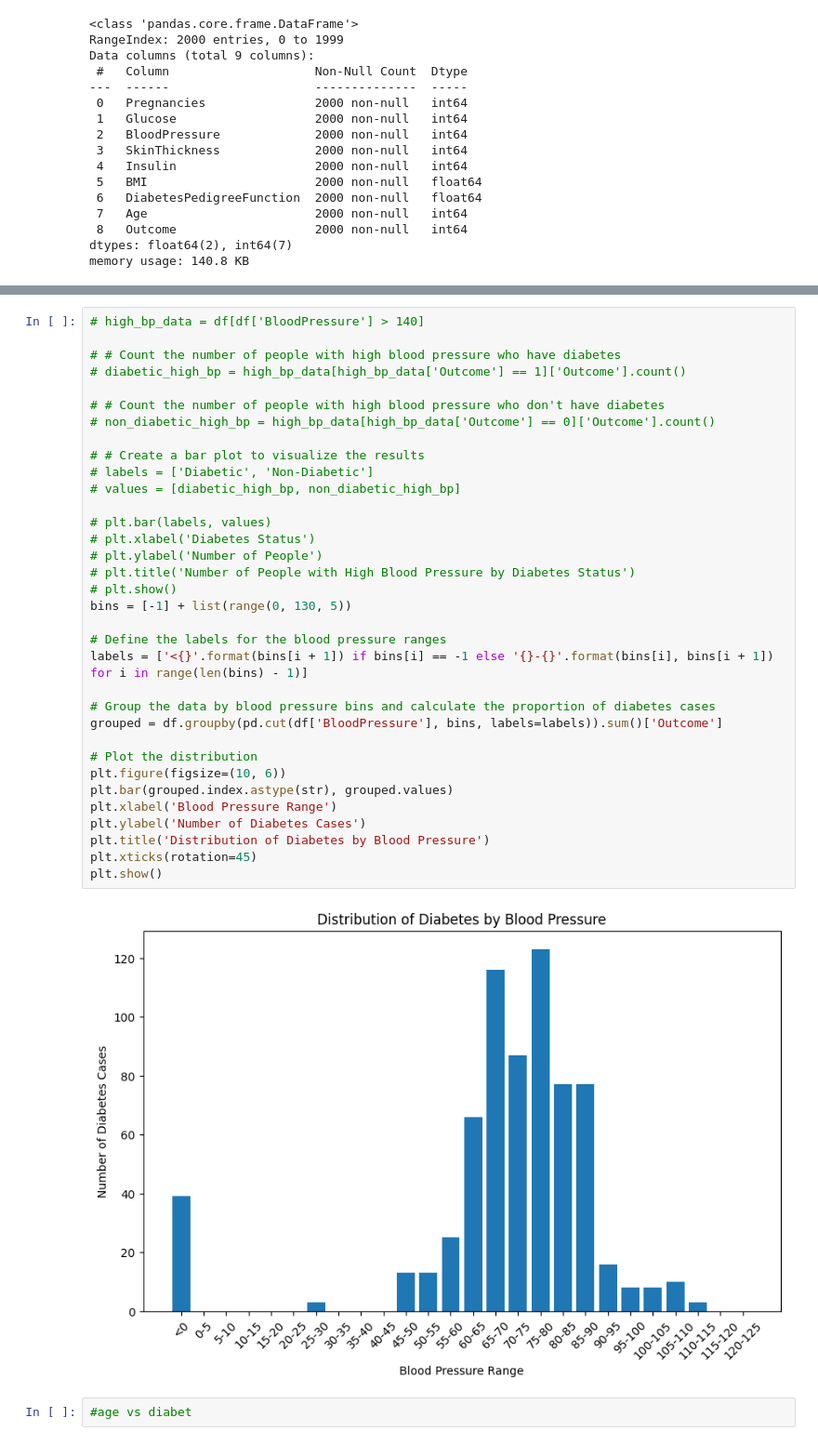
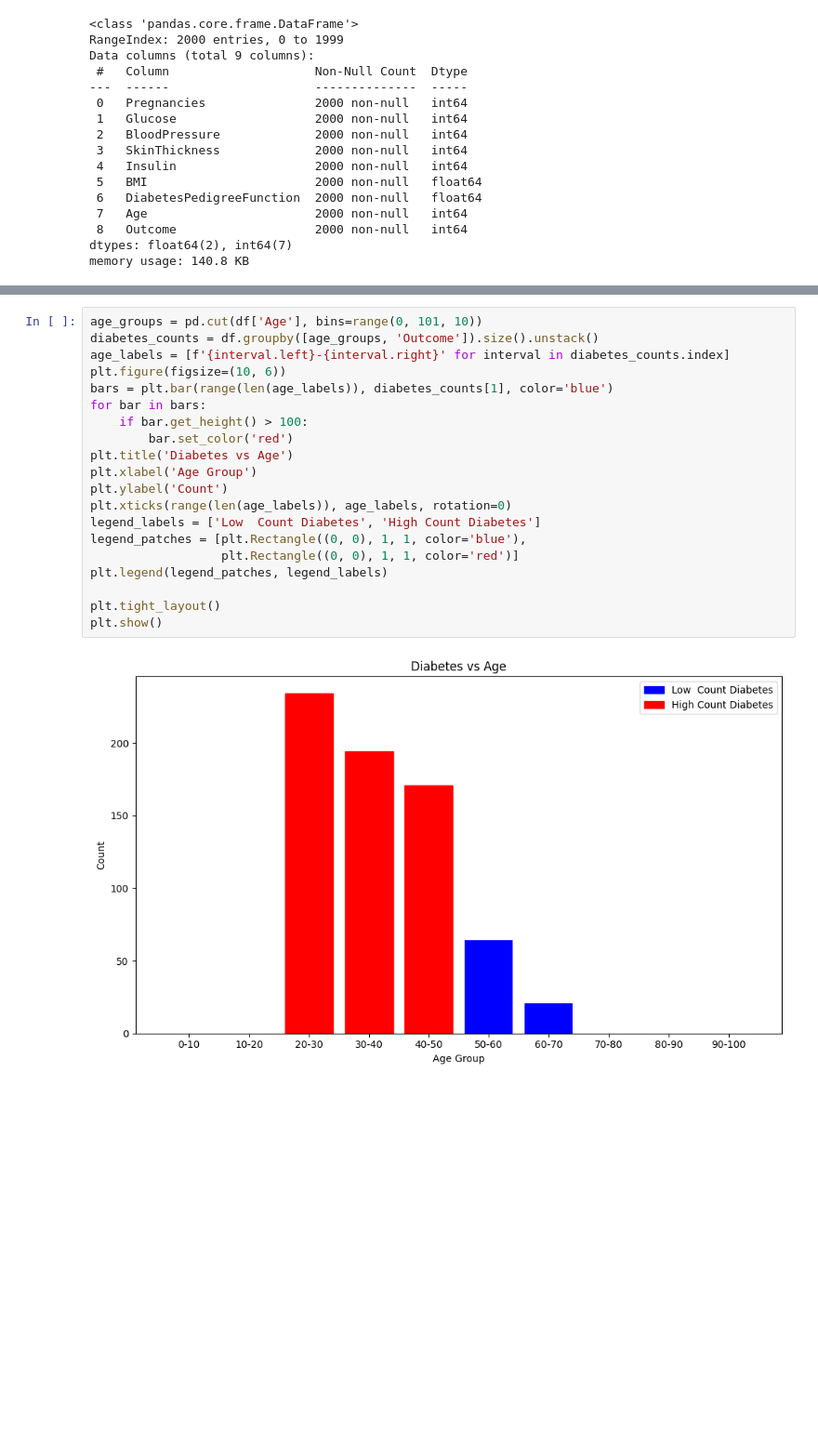
Before and after one commit to samarthagali/Diabetes-Predictor, a Jupyter notebook: notebook/DataVisualizer.ipynb, the cells around one changed output, grey strips where cells are left out. Shown at 93% size. Drawn from its saved outputs; the diff is of its cells as text; blank space fills up the shorter version.

```diff
--- a/notebook/DataVisualizer.ipynb
+++ b/notebook/DataVisualizer.ipynb
@@ -46,38 +43,22 @@ warnings.filterwarnings('ignore')
-# %%
-# high_bp_data = df[df['BloodPressure'] > 140]
-
-# # Count the number of people with high blood pressure who have diabetes
-# diabetic_high_bp = high_bp_data[high_bp_data['Outcome'] == 1]['Outcome'].count()
-
-# # Count the number of people with high blood pressure who don't have diabetes
-# non_diabetic_high_bp = high_bp_data[high_bp_data['Outcome'] == 0]['Outcome'].count()
-
-# # Create a bar plot to visualize the results
-# labels = ['Diabetic', 'Non-Diabetic']
-# values = [diabetic_high_bp, non_diabetic_high_bp]
-
-# plt.bar(labels, values)
-# plt.xlabel('Diabetes Status')
-# plt.ylabel('Number of People')
-# plt.title('Number of People with High Blood Pressure by Diabetes Status')
-# plt.show()
-bins = [-1] + list(range(0, 130, 5))
-
-# Define the labels for the blood pressure ranges
-labels = ['<{}'.format(bins[i + 1]) if bins[i] == -1 else '{}-{}'.format(bins[i], bins[i + 1]) for i in range(len(bins) - 1)]
-
-# Group the data by blood pressure bins and calculate the proportion of diabetes cases
-grouped = df.groupby(pd.cut(df['BloodPressure'], bins, labels=labels)).sum()['Outcome']
-
-# Plot the distribution
-plt.figure(figsize=(10, 6))
-plt.bar(grouped.index.astype(str), grouped.values)
-plt.xlabel('Blood Pressure Range')
-plt.ylabel('Number of Diabetes Cases')
-plt.title('Distribution of Diabetes by Blood Pressure')
-plt.xticks(rotation=45)
-plt.show()
-# %% [output]
-[figure, removed]
-# %%
-#age vs diabet
+# %%
+age_groups = pd.cut(df['Age'], bins=range(0, 101, 10))
+diabetes_counts = df.groupby([age_groups, 'Outcome']).size().unstack()
+age_labels = [f'{interval.left}-{interval.right}' for interval in diabetes_counts.index]
+plt.figure(figsize=(10, 6))
+bars = plt.bar(range(len(age_labels)), diabetes_counts[1], color='blue')
+for bar in bars:
+    if bar.get_height() > 100:
+        bar.set_color('red')
+plt.title('Diabetes vs Age')
+plt.xlabel('Age Group')
+plt.ylabel('Count')
+plt.xticks(range(len(age_labels)), age_labels, rotation=0)
+legend_labels = ['Low  Count Diabetes', 'High Count Diabetes']
+legend_patches = [plt.Rectangle((0, 0), 1, 1, color='blue'),
+                  plt.Rectangle((0, 0), 1, 1, color='red')]
+plt.legend(legend_patches, legend_labels)
+
+plt.tight_layout()
+plt.show()
+# %% [output]
+[figure, added]
```
Also changed, not shown: parts of 8 cells of this notebook.
